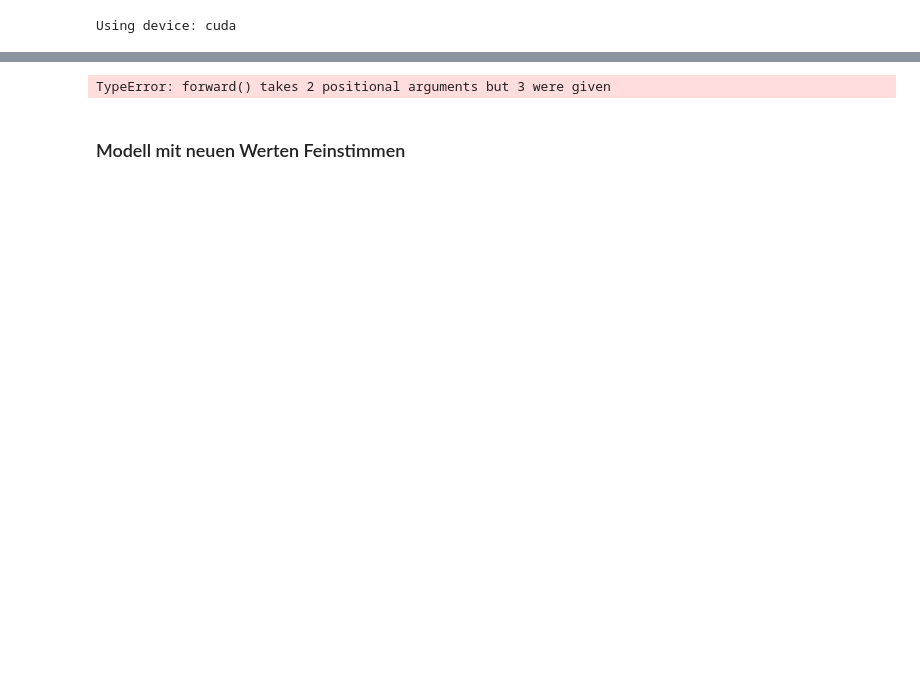
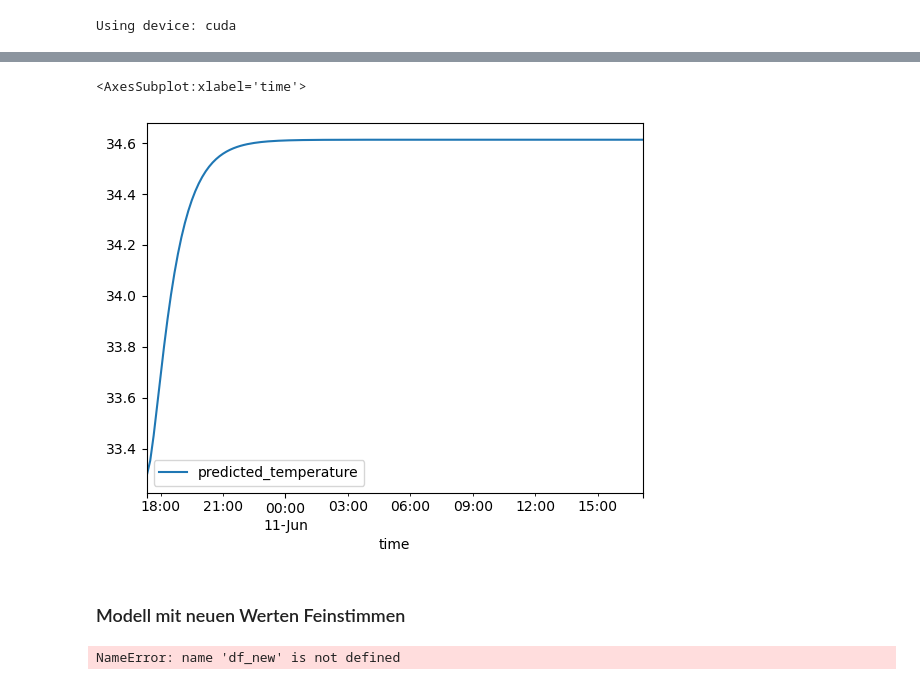
Before and after one commit to Ben99192/Umweltmonitoring_Projekt, a Jupyter notebook: RNN (LSTM).ipynb, the cells around one changed output, grey strips where cells are left out. Cells and saved outputs as stored; diff of their text form; code cells hidden in the pictures; blank space fills up the shorter version.

```diff
--- a/RNN (LSTM).ipynb
+++ b/RNN (LSTM).ipynb
@@ -148,17 +148,19 @@ X, y = create_sequences(data_scaled, time_steps)
 X = torch.tensor(X, dtype=torch.float32)
 y = torch.tensor(y, dtype=torch.float32)
 # %%
-# LSTM Modell definieren
 class LSTMModel(nn.Module):
     def __init__(self, input_size, hidden_size, num_layers, output_size):
         super(LSTMModel, self).__init__()
         self.lstm = nn.LSTM(input_size, hidden_size, num_layers, batch_first=True)
         self.fc = nn.Linear(hidden_size, output_size)
+        self.hidden_size = hidden_size
+        self.num_layers = num_layers
 
-    def forward(self, x):
-        h_0 = torch.zeros(num_layers, x.size(0), hidden_size)
-        c_0 = torch.zeros(num_layers, x.size(0), hidden_size)
-        out, _ = self.lstm(x, (h_0, c_0))
+    def forward(self, x, h_0=None, c_0=None):
+        if h_0 is None or c_0 is None:
+            h_0 = torch.zeros(self.num_layers, x.size(0), self.hidden_size)
+            c_0 = torch.zeros(self.num_layers, x.size(0), self.hidden_size)
+        out, (h_0, c_0) = self.lstm(x, (h_0, c_0))
         out = self.fc(out[:, -1, :])
         return out
 # %%
@@ -175,7 +177,7 @@ optimizer = optim.Adam(model.parameters(), lr=0.001)
 
 # Modell trainieren
 num_epochs = 25
-batch_size = 32
+batch_size = 64
 # %%
 for epoch in range(num_epochs):
     for i in range(0, len(X), batch_size):
@@ -218,36 +220,38 @@ loaded_model.eval()
 
 # Letzten 144 Werte aus dem DataFrame extrahieren und skalieren
 last_144_values = df_n['temperature'].tail(144).values
 last_144_scaled = scaler.transform(last_144_values.reshape(-1, 1)).flatten()
 
 # Startpunkt: Die letzten 144 Werte aus dem DataFrame
-current_seq = torch.tensor(last_144_scaled, dtype=torch.float32).unsqueeze(0).unsqueeze(-1).to(device)
+current_seq = torch.tensor(last_144_scaled, dtype=torch.float32).unsqueeze(0).unsqueeze(-1)
 
 # Anfangswerte für die LSTM-Zelle auf demselben Gerät wie die Eingabedaten erstellen
-h_0 = torch.zeros(num_layers, current_seq.size(0), hidden_size).to(device)
-c_0 = torch.zeros(num_layers, current_seq.size(0), hidden_size).to(device)
+h_0 = torch.zeros(num_layers, current_seq.size(0), hidden_size)
+c_0 = torch.zeros(num_layers, current_seq.size(0), hidden_size)
 
 # Vorhersagen der nächsten 144 Werte
 predictions = []
 for _ in range(144):
     with torch.no_grad():
-        next_pred = loaded_model(current_seq, (h_0, c_0)).cpu().numpy().flatten()
+        next_pred = loaded_model(current_seq, h_0, c_0)
+        next_pred = next_pred.cpu().numpy().flatten()
         predictions.append(next_pred)
-        next_value = torch.tensor(next_pred, dtype=torch.float32).to(device).unsqueeze(0).unsqueeze(-1)
+        next_value = torch.tensor(next_pred, dtype=torch.float32).unsqueeze(0).unsqueeze(-1)
         current_seq = torch.cat((current_seq[:, 1:, :], next_value), dim=1)
 
 # Inverse Transformation der Vorhersagen
 predictions = np.array(predictions).flatten()
 predictions_original_scale = scaler.inverse_transform(predictions.reshape(-1, 1)).flatten()
 
 # Erstellen eines neuen DataFrames mit den Vorhersagen und den Zeitstempeln
 last_time = df_n.index[-1]
 prediction_times = [last_time + pd.Timedelta(minutes=10*(i+1)) for i in range(144)]
 predictions_df = pd.DataFrame({
     'time': prediction_times,
     'predicted_temperature': predictions_original_scale
 })
 
 predictions_df.plot(x="time", y="predicted_temperature")
 # %% [output]
-TypeError: forward() takes 2 positional arguments but 3 were given
+<AxesSubplot:xlabel='time'>
+[figure, added]
@@ -342,7 +269,7 @@ import pandas as pd
 
 # Laden des vorhandenen Modells
 model = LSTMModel(input_size, hidden_size, num_layers, output_size)
-model.load_state_dict(torch.load('lstm_model.pth'))
+model.load_state_dict(torch.load('lstm_model_trained_all_data.pth'))
 
 # Werte extrahieren
 data_new = df_new['temperature'].values
@@ -389,3 +316,5 @@ for epoch in range(num_epochs):
 
 # Speichern des feinabgestimmten Modells
 torch.save(model.state_dict(), 'lstm_model_finetuned.pth')
+# %% [output]
+NameError: name 'df_new' is not defined
```
Also changed, not shown: parts of 4 cells of this notebook.
